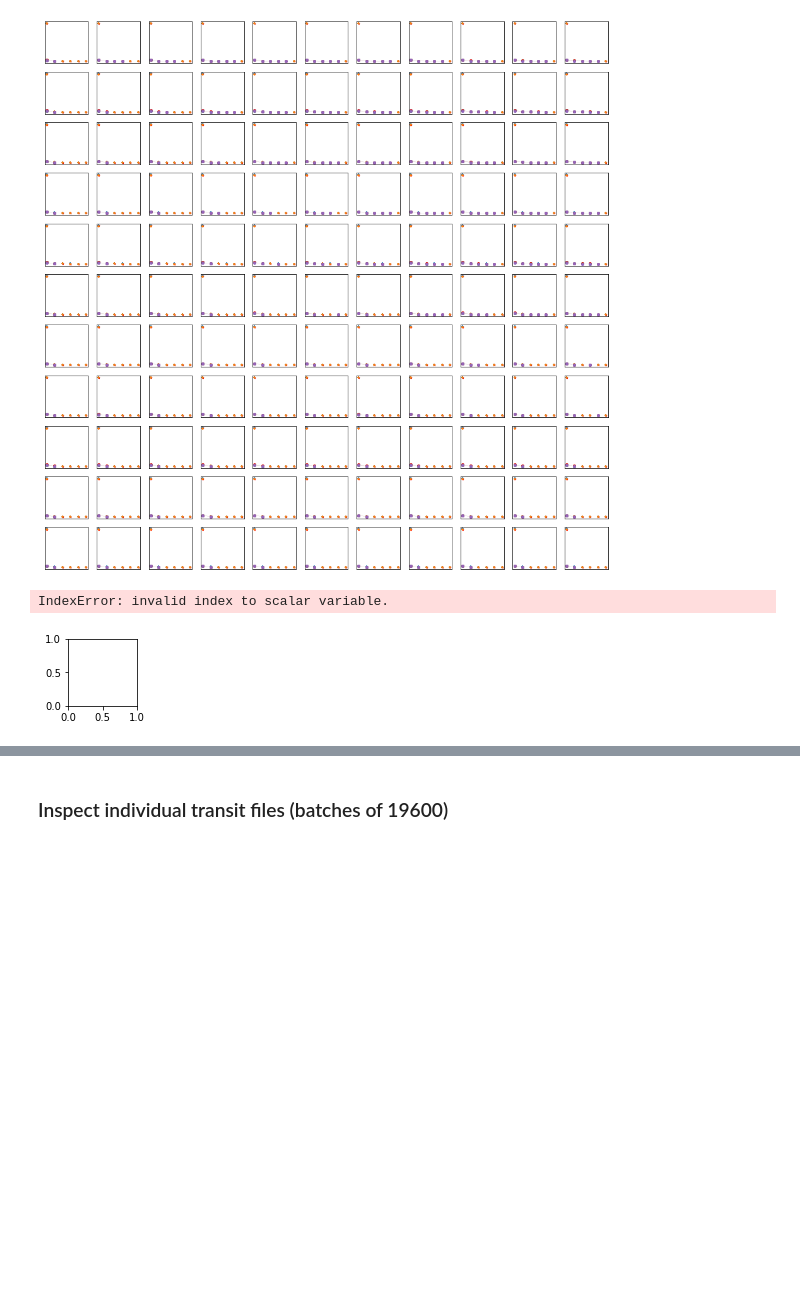
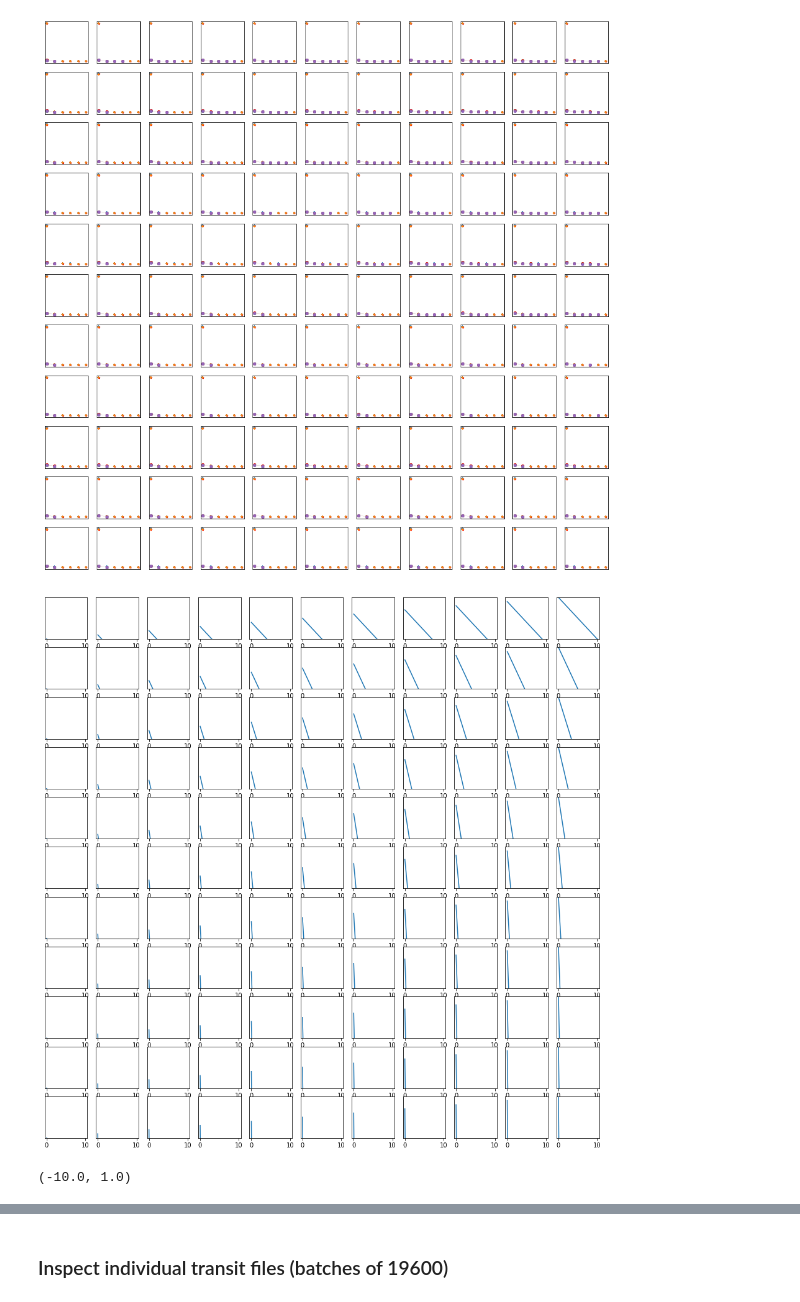
Before and after one commit to exoclam/sculpting, a Jupyter notebook: hipergator/analyze-hipergator-logslope.ipynb, the cells around one changed output, grey strips where cells are left out. Saved outputs shown, nothing was run; the diff lists cells and outputs as text; code cells hidden in the pictures; blank space fills up the shorter version.

Commit message:
figured out correct logtime params for hipergator run

```diff
--- a/hipergator/analyze-hipergator-logslope.ipynb
+++ b/hipergator/analyze-hipergator-logslope.ipynb
@@ -697,30 +697,35 @@ plt.show()
 # %%
 plt.figure(figsize=(16,16))
 index = 0
 x = np.linspace(0, 10, 100)
 
 def prob_intact(x, m, b, cutoff):
     prob = m*x + b
-    prob = [0.05 if i < 0.05 else i for i in prob]
+    #prob = [0.05 if i < 0.05 else i for i in prob] # nah, keep it at zero if it's zero
     return prob
 
 for gi_m in range(11):
     for gi_b in range(11):
         ax = plt.subplot2grid((11,11), (gi_m,gi_b))
         #cube = [random.uniform(0,1), random.uniform(0,1)]
         #cube = prior_grid(cube, ndim, nparams, gi_m, gi_b)
         cutoff = 0 # placeholder
-        round(ms[index], 1)
+        #print(round(df.ms[index], 1))
 
-        y = prob_intact(x, round(cube[0], 1), round(cube[1], 1, cutoff))
+        print(round(df.ms[index], 1), df.bs[index])
+        y = prob_intact(x, round(df.ms[index], 1), df.bs[index], cutoff)
         #y = prob_intact(x, np.linspace(-1,0,11)[gi_m], np.linspace(0,1,11)[gi_b])
         ax.plot(x, y)
         ax.set_ylim([0, 1])
-        ax.get_xaxis().set_visible(False)
+        #ax.get_xaxis().set_visible(False)
         ax.get_yaxis().set_visible(False)
+        #ax.set_xscale('symlog')
 
         index += 1
 plt.show()
 # %% [output]
-IndexError: invalid index to scalar variable.
-[figure, old version]
+[figure, new version]
+# %%
+round(df.ms[120], 1), df.bs[120]
+# %% [output]
+(-10.0, 1.0)
```
Also changed, not shown: parts of 8 cells of this notebook.
